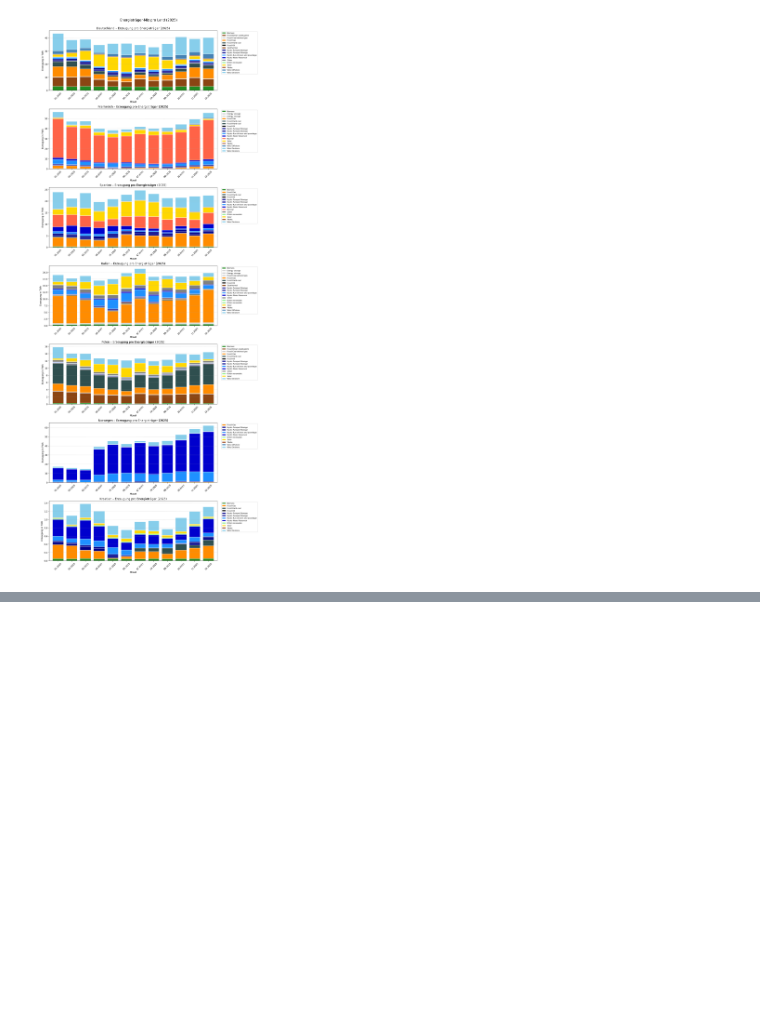
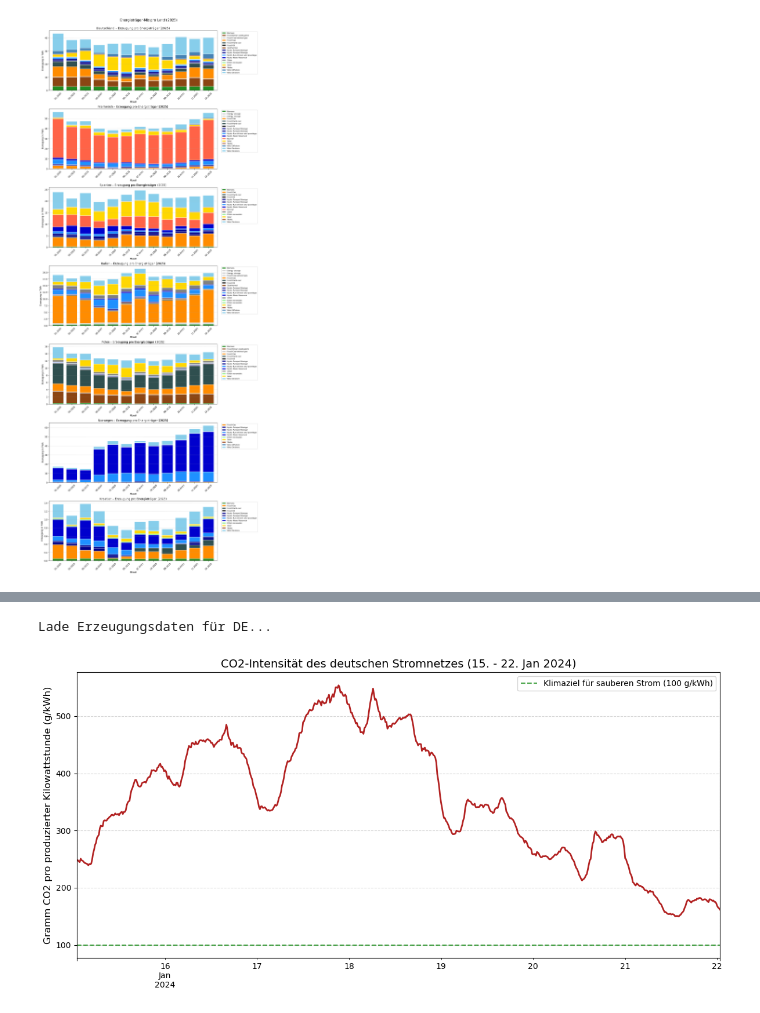
Before and after one commit to LukasK110898/Europavergleich-IT-Projekt-2026-HSWT, a Jupyter notebook: analyse.ipynb, the cells around one changed output, grey strips where cells are left out. Saved outputs shown, nothing was run; the diff lists cells and outputs as text; code cells hidden in the pictures; blank space fills up the shorter version.

```diff
--- a/analyse.ipynb
+++ b/analyse.ipynb
@@ -1106,0 +1294,67 @@ plt.show()
+# %%
+# 1. Zeitraum und Land festlegen (Wir nehmen eine winterliche Woche in Deutschland)
+start = pd.Timestamp("2024-01-15", tz="UTC")
+end = pd.Timestamp("2024-01-22", tz="UTC")
+land = "DE"
+
+print(f"Lade Erzeugungsdaten für {land}...")
+gen_daten = client.query_generation(land, start=start, end=end)
+
+# Sicherheitscheck für neuere Pandas-Versionen:
+# Tabelle kurz kippen (.T), doppelte Namen zusammenrechnen, zurückkippen (.T) und Lücken füllen
+gen_daten = gen_daten.T.groupby(level=0).sum().T.fillna(0)
+
+# 2. CO2-Emissionsfaktoren definieren (in Gramm CO2 pro kWh)
+co2_faktoren = {
+    'Biomass': 230,
+    'Fossil Brown coal/Lignite': 1000, # Braunkohle
+    'Fossil Gas': 400,                 # Erdgas
+    'Fossil Hard coal': 800,           # Steinkohle
+    'Fossil Oil': 800,                 # Öl
+    'Nuclear': 0,
+    'Solar': 0,
+    'Waste': 500,                      # Müllverbrennung
+    'Wind Offshore': 0,
+    'Wind Onshore': 0,
+    'Hydro Pumped Storage': 0,
+    'Hydro Run-of-river and poundage': 0,
+    'Hydro Water Reservoir': 0,
+    'Geothermal': 0,
+    'Other renewable': 0,
+    'Other': 300                       # Schätzwert für Unbekanntes
+}
+
+# 3. Berechnung der CO2-Intensität
+gesamt_co2 = pd.Series(0.0, index=gen_daten.index)
+gesamt_strom = gen_daten.sum(axis=1)
+
+for kraftwerkstyp in gen_daten.columns:
+    faktor = co2_faktoren.get(kraftwerkstyp, 0)
+    gesamt_co2 += gen_daten[kraftwerkstyp] * faktor
+
+# Intensität = Gesamtes CO2 geteilt durch gesamten Strom
+co2_intensitaet = gesamt_co2 / gesamt_strom
+
+# 4. Das Diagramm zeichnen
+import matplotlib.pyplot as plt
+
+co2_intensitaet.plot(
+    kind='line',
+    figsize=(12, 6),
+    color='firebrick',
+    linewidth=2
+)
+
+# Grüne Hilfslinie (Zielwert)
+plt.axhline(y=100, color='green', linestyle='--', alpha=0.7, label='Klimaziel für sauberen Strom (100 g/kWh)')
+
+plt.title("CO2-Intensität des deutschen Stromnetzes (15. - 22. Jan 2024)", fontsize=14)
+plt.ylabel("Gramm CO2 pro produzierter Kilowattstunde (g/kWh)", fontsize=12)
+plt.grid(axis='both', linestyle='--', alpha=0.5)
+plt.legend()
+plt.tight_layout()
+
+plt.show()
+# %% [output]
+Lade Erzeugungsdaten für DE...
+[figure, added]
```
Also changed, not shown: parts of 6 cells of this notebook, 1 other file.
